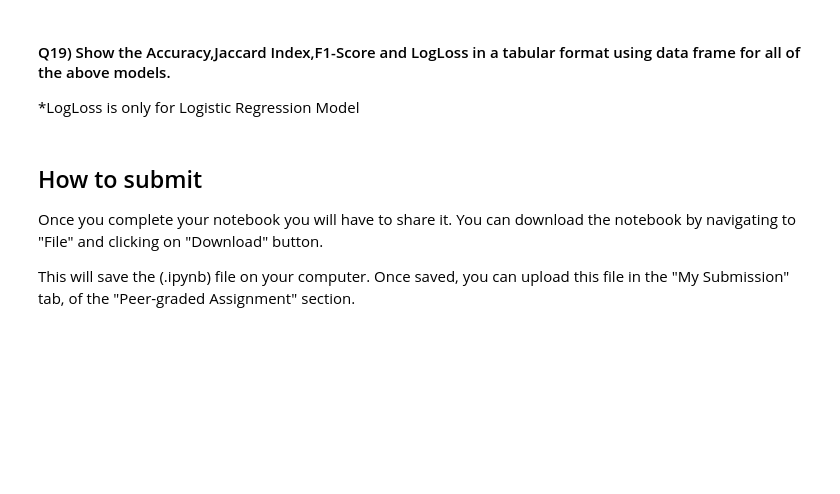
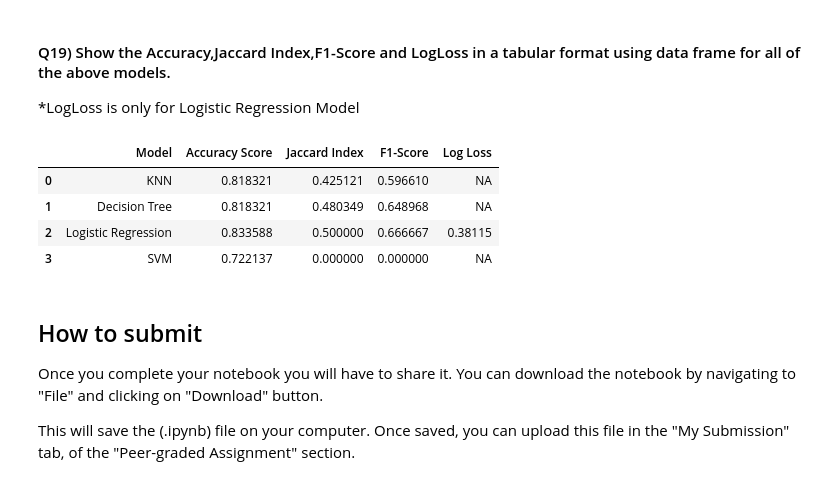
Before and after one commit to tmmendoza29/Coursera, a Jupyter notebook: Python for Data Science/Machine Learning in Python/ML0101EN_SkillUp_FinalAssignment.jupyterlite.ipynb, the cells around one changed output. Saved outputs shown, nothing was run; the diff lists cells and outputs as text; code cells hidden in the pictures; blank space fills up the shorter version.

```diff
--- a/Python for Data Science/Machine Learning in Python/ML0101EN_SkillUp_FinalAssignment.jupyterlite.ipynb
+++ b/Python for Data Science/Machine Learning in Python/ML0101EN_SkillUp_FinalAssignment.jupyterlite.ipynb
@@ -347,3 +347,7 @@ Tree_F1_Score =
+# %%
+Tree_Accuracy_Score = accuracy_score(y_test,predictions)
+Tree_JaccardIndex = jaccard_score(y_test, predictions)
+Tree_F1_Score = f1_score(y_test,predictions)
 # %% [markdown]
 ### Logistic Regression
 # %% [markdown]
@@ -398,3 +414,7 @@ SVM_F1_Score =
+# %%
+SVM_Accuracy_Score = accuracy_score(y_test, predictions)
+SVM_JaccardIndex = jaccard_score(y_test,predictions)
+SVM_F1_Score = f1_score(y_test,predictions)
 # %% [markdown]
 ### Report
 # %% [markdown]
@@ -406,3 +424,17 @@ Report =
+# %%
+Report = {'Model':['KNN','Decision Tree','Logistic Regression','SVM'],
+           'Accuracy Score':[KNN_Accuracy_Score,Tree_Accuracy_Score,LR_Accuracy_Score,SVM_Accuracy_Score],
+           'Jaccard Index':[KNN_JaccardIndex,Tree_JaccardIndex,LR_JaccardIndex,SVM_JaccardIndex],
+           'F1-Score':[KNN_F1_score,Tree_F1_Score,LR_F1_Score,SVM_F1_Score],
+           'Log Loss':['NA','NA',LR_Log_Loss,'NA']}
+Report_df = pd.DataFrame(Report)
+Report_df
+# %% [output]
+|  | Model | Accuracy Score | Jaccard Index | F1-Score | Log Loss |
+| 0 | KNN | 0.818321 | 0.425121 | 0.596610 | NA |
+| 1 | Decision Tree | 0.818321 | 0.480349 | 0.648968 | NA |
+| 2 | Logistic Regression | 0.833588 | 0.500000 | 0.666667 | 0.38115 |
+| 3 | SVM | 0.722137 | 0.000000 | 0.000000 | NA |
 # %% [markdown]
 <h2 id="Section_5">  How to submit </h2>
 
```
Also changed, not shown: parts of 15 cells of this notebook.
